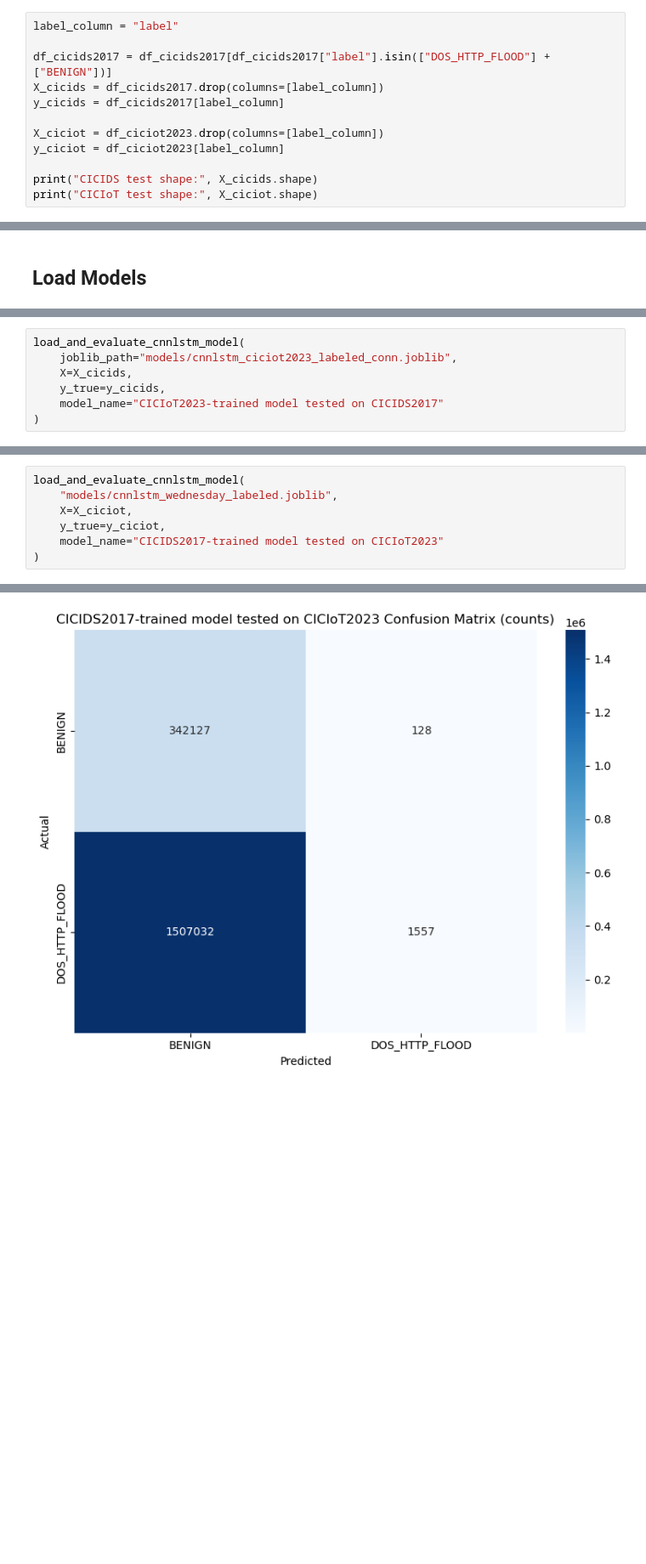
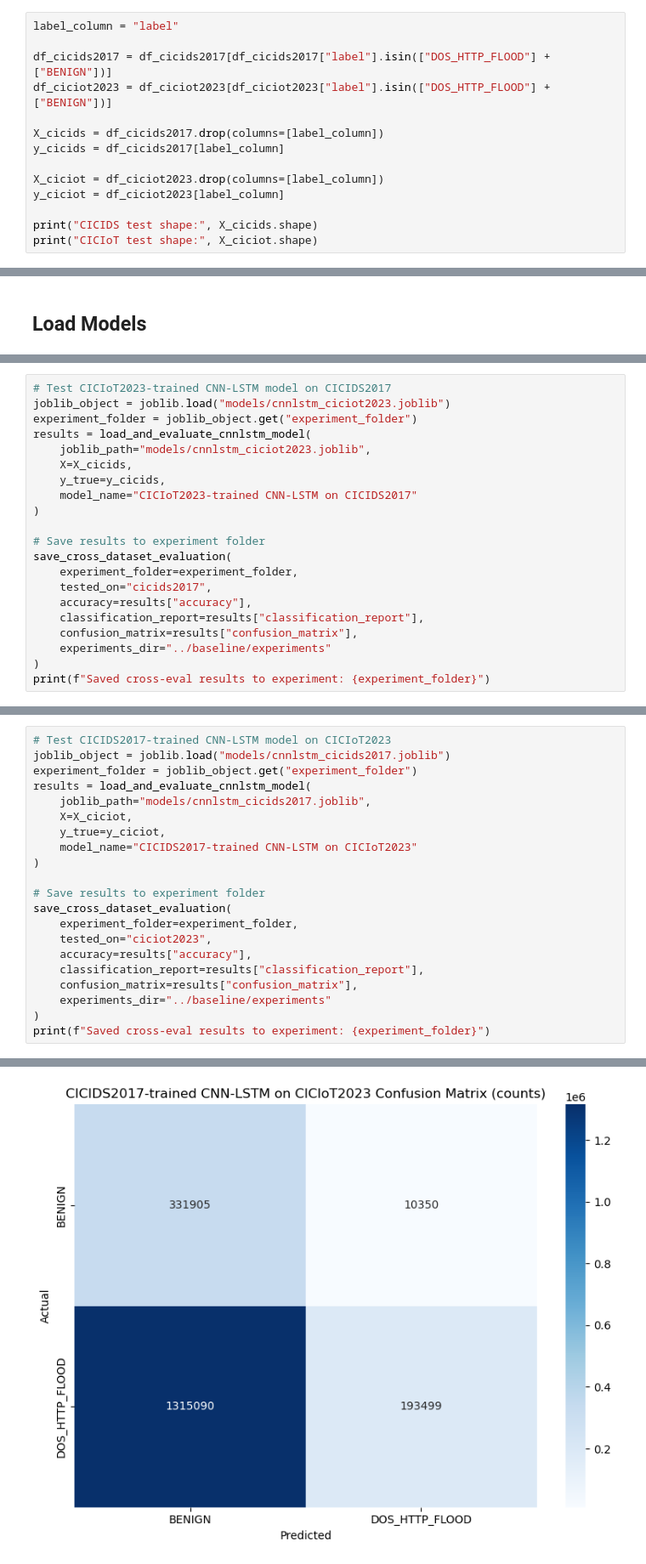
Before and after one commit to ramuld12/Property-based-Neural-Network-Verification, a Jupyter notebook: baseline/cross_datasat_eval.ipynb, the cells around one changed output, grey strips where cells are left out. Shown at 85% size. Drawn from its saved outputs; the diff is of its cells as text; blank space fills up the shorter version.

```diff
--- a/baseline/cross_datasat_eval.ipynb
+++ b/baseline/cross_datasat_eval.ipynb
@@ -20,6 +25,8 @@ df_ciciot2023 = preprocess_data("../data/CICIoT2023/ciciot2023_labeled_conn.tsv"
 label_column = "label"
 
 df_cicids2017 = df_cicids2017[df_cicids2017["label"].isin(["DOS_HTTP_FLOOD"] + ["BENIGN"])]
+df_ciciot2023 = df_ciciot2023[df_ciciot2023["label"].isin(["DOS_HTTP_FLOOD"] + ["BENIGN"])]
+
 X_cicids = df_cicids2017.drop(columns=[label_column])
 y_cicids = df_cicids2017[label_column]
 
@@ -94,8 +173,22 @@ DOS_HTTP_FLOOD: 0.6263
 # %%
-load_and_evaluate_cnnlstm_model(
-    joblib_path="models/cnnlstm_ciciot2023_labeled_conn.joblib",
+# Test CICIoT2023-trained CNN-LSTM model on CICIDS2017
+joblib_object = joblib.load("models/cnnlstm_ciciot2023.joblib")
+experiment_folder = joblib_object.get("experiment_folder")
+results = load_and_evaluate_cnnlstm_model(
+    joblib_path="models/cnnlstm_ciciot2023.joblib",
     X=X_cicids,
     y_true=y_cicids,
-    model_name="CICIoT2023-trained model tested on CICIDS2017"
+    model_name="CICIoT2023-trained CNN-LSTM on CICIDS2017"
 )
+
+# Save results to experiment folder
+save_cross_dataset_evaluation(
+    experiment_folder=experiment_folder,
+    tested_on="cicids2017",
+    accuracy=results["accuracy"],
+    classification_report=results["classification_report"],
+    confusion_matrix=results["confusion_matrix"],
+    experiments_dir="../baseline/experiments"
+)
+print(f"Saved cross-eval results to experiment: {experiment_folder}")
 # %% [output]
@@ -121,8 +216,22 @@ DOS_HTTP_FLOOD: 0.0472
 # %%
-load_and_evaluate_cnnlstm_model(
-    "models/cnnlstm_wednesday_labeled.joblib",
+# Test CICIDS2017-trained CNN-LSTM model on CICIoT2023
+joblib_object = joblib.load("models/cnnlstm_cicids2017.joblib")
+experiment_folder = joblib_object.get("experiment_folder")
+results = load_and_evaluate_cnnlstm_model(
+    joblib_path="models/cnnlstm_cicids2017.joblib",
     X=X_ciciot,
     y_true=y_ciciot,
-    model_name="CICIDS2017-trained model tested on CICIoT2023"
+    model_name="CICIDS2017-trained CNN-LSTM on CICIoT2023"
 )
+
+# Save results to experiment folder
+save_cross_dataset_evaluation(
+    experiment_folder=experiment_folder,
+    tested_on="ciciot2023",
+    accuracy=results["accuracy"],
+    classification_report=results["classification_report"],
+    confusion_matrix=results["confusion_matrix"],
+    experiments_dir="../baseline/experiments"
+)
+print(f"Saved cross-eval results to experiment: {experiment_folder}")
 # %% [output]
@@ -147 +256 @@ DOS_HTTP_FLOOD: 0.0010
-[figure, old version]
+[figure, new version]
```
Also changed, not shown: parts of 7 cells of this notebook, 6 other files.
